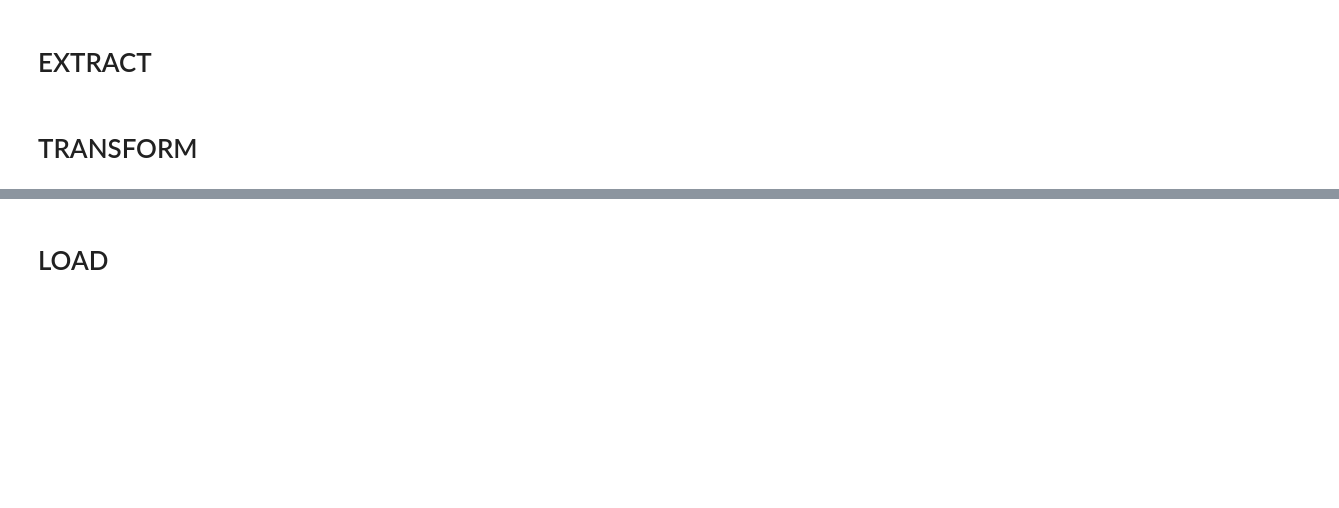
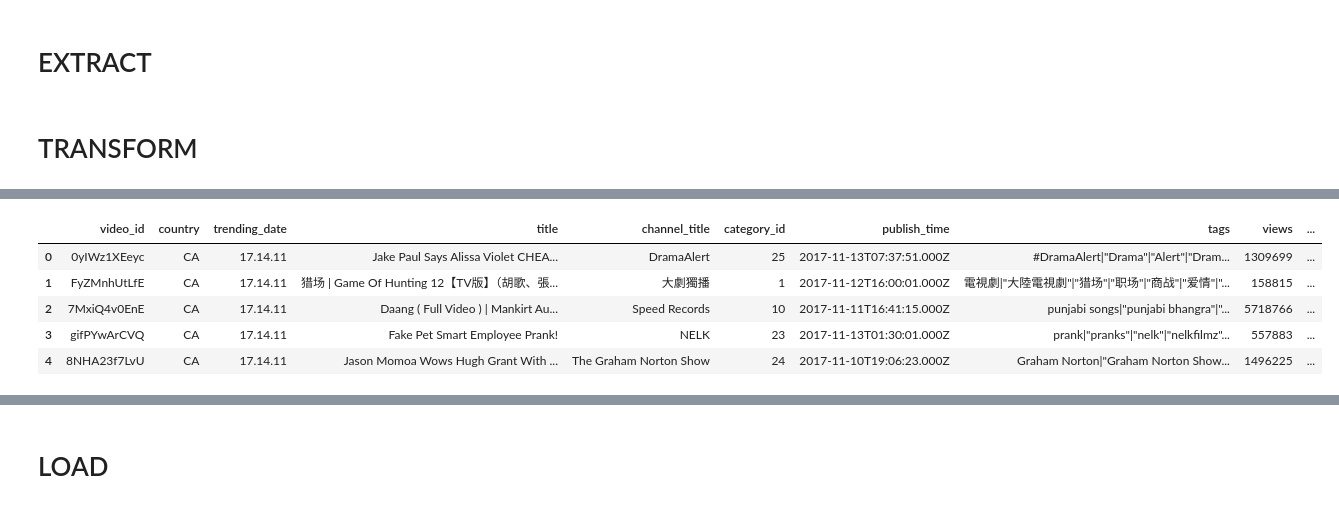
Before and after one commit to JAK-UCF/ETL-Project, a Jupyter notebook: influencers_ETL.ipynb, the cells around one changed output, grey strips where cells are left out. Saved outputs shown, nothing was run; the diff lists cells and outputs as text; code cells hidden in the pictures; blank space fills up the shorter version.

```diff
--- a/influencers_ETL.ipynb
+++ b/influencers_ETL.ipynb
@@ -220 +113,14 @@ dtype: int64
+# %%
+#pull only the most recent stats per video (for each CA, GB, and US df)
+#1> add MaxDate col: take most recent trending_date for each video_id and assign every copy of that video_id
+#2> filter the df to only the videos where trending_date and MaxDate are the same
+
+CAfull_df['MaxDate'] = CAfull_df.groupby('video_id').trending_date.transform('max') # CA_df COUNT: 40881(max)
+final_CA_df = CAfull_df[CAfull_df['MaxDate'] == CAfull_df['trending_date']] # final_CA_df COUNT: 24427(max)
+
+GBfull_df['MaxDate'] = GBfull_df.groupby('video_id').trending_date.transform('max') # GB_df COUNT: 38916(max)
+final_GB_df = GBfull_df[GBfull_df['MaxDate'] == GBfull_df['trending_date']] # final_CA_df COUNT: 3300(max)
+
+USfull_df['MaxDate'] = USfull_df.groupby('video_id').trending_date.transform('max') # US_df COUNT: 40949(max)
+final_US_df = USfull_df[USfull_df['MaxDate'] == USfull_df['trending_date']] # final_US_df COUNT: 6354(max)
 # %%
@@ -242,0 +128,3 @@ dtype: int64
+# %%
+# FILL NaN VALUES: 'description' [filling 1116 NaN descriptions]
+full_frame['description'].fillna("No description provided.", inplace=True)
@@ -243,5 +150,17 @@ dtype: int64
+# %%
+cat_name_full_set = np.where(pd.isnull(full_frame.category_name), "Nonprofits & Activism", full_frame.category_name)
+# %%
+full_frame['category_name'] = pd.Series(cat_name_full_set)
 # %%
 #drop unnecessary columns not using for project
-countries_merged.drop(['tags_x', 'comment_count_x', 'thumbnail_link_x', 'comments_disabled_x', 'ratings_disabled_x','video_error_or_removed_x', 'tags_y', 'comment_count_y', 'thumbnail_link_y', 'comments_disabled_y', 'ratings_disabled_y', 'video_error_or_removed_y',  'tags', 'comment_count',
-       'thumbnail_link', 'comments_disabled', 'ratings_disabled','video_error_or_removed','publish_time_x','publish_time_y','publish_time'] , axis=1, inplace=True)
-countries_merged.head()
+full_frame.drop(['thumbnail_link',
+                 'ratings_disabled',
+                 'video_error_or_removed',
+                 'MaxDate'] , axis=1, inplace=True)
+# %% [output]
+|  | video_id | country | trending_date | title | channel_title | category_id | publish_time | tags | views | ... |
+| 0 | 0yIWz1XEeyc | CA | 17.14.11 | Jake Paul Says Alissa Violet CHEA... | DramaAlert | 25 | 2017-11-13T07:37:51.000Z | #DramaAlert|"Drama"|"Alert"|"Dram... | 1309699 | ... |
+| 1 | FyZMnhUtLfE | CA | 17.14.11 | 猎场 | Game Of Hunting 12【TV版】（胡歌、張... | 大劇獨播 | 1 | 2017-11-12T16:00:01.000Z | 電視劇|"大陸電視劇"|"猎场"|"职场"|"商战"|"爱情"|"... | 158815 | ... |
+| 2 | 7MxiQ4v0EnE | CA | 17.14.11 | Daang ( Full Video ) | Mankirt Au... | Speed Records | 10 | 2017-11-11T16:41:15.000Z | punjabi songs|"punjabi bhangra"|"... | 5718766 | ... |
+| 3 | gifPYwArCVQ | CA | 17.14.11 | Fake Pet Smart Employee Prank! | NELK | 23 | 2017-11-13T01:30:01.000Z | prank|"pranks"|"nelk"|"nelkfilmz"... | 557883 | ... |
+| 4 | 8NHA23f7LvU | CA | 17.14.11 | Jason Momoa Wows Hugh Grant With ... | The Graham Norton Show | 24 | 2017-11-10T19:06:23.000Z | Graham Norton|"Graham Norton Show... | 1496225 | ... |
```
Also changed, not shown: parts of 38 cells of this notebook, 2 other files.
